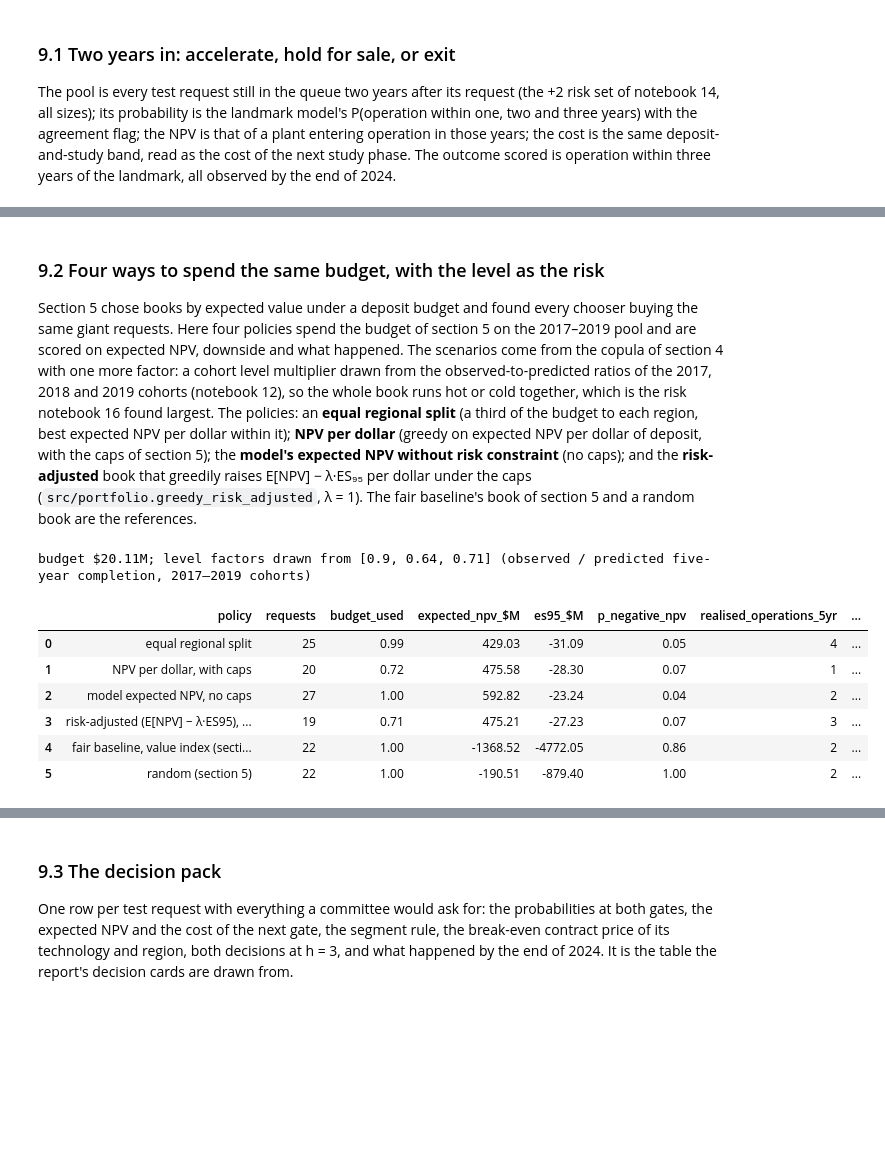
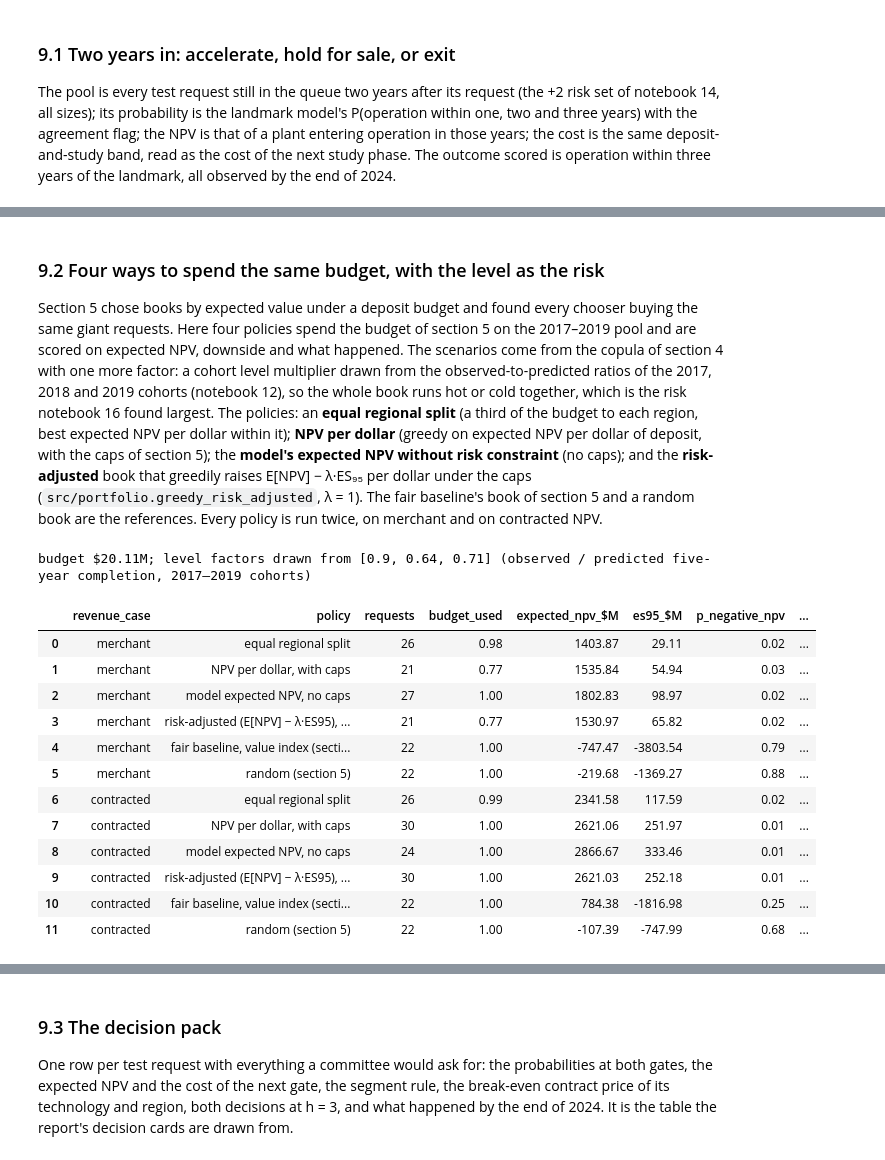
Before and after one commit to alanmossinger/Capstone, a Jupyter notebook: notebooks/16_portfolio.ipynb, the cells around one changed output, grey strips where cells are left out. Saved outputs shown, nothing was run; the diff lists cells and outputs as text; code cells hidden in the pictures; blank space fills up the shorter version.

```diff
--- a/notebooks/16_portfolio.ipynb
+++ b/notebooks/16_portfolio.ipynb
@@ -663,73 +673,80 @@ plt.show()
 # %% [markdown]
 ### 9.2 Four ways to spend the same budget, with the level as the risk
 
-Section 5 chose books by expected value under a deposit budget and found every chooser buying the same giant requests. Here four policies spend the budget of section 5 on the 2017–2019 pool and are scored on expected NPV, downside and what happened. The scenarios come from the copula of section 4 with one more factor: a cohort level multiplier drawn from the observed-to-predicted ratios of the 2017, 2018 and 2019 cohorts (notebook 12), so the whole book runs hot or cold together, which is the risk notebook 16 found largest. The policies: an **equal regional split** (a third of the budget to each region, best expected NPV per dollar within it); **NPV per dollar** (greedy on expected NPV per dollar of deposit, with the caps of section 5); the **model's expected NPV without risk constraint** (no caps); and the **risk-adjusted** book that greedily raises E[NPV] − λ·ES₉₅ per dollar under the caps (`src/portfolio.greedy_risk_adjusted`, λ = 1). The fair baseline's book of section 5 and a random book are the references.
+Section 5 chose books by expected value under a deposit budget and found every chooser buying the same giant requests. Here four policies spend the budget of section 5 on the 2017–2019 pool and are scored on expected NPV, downside and what happened. The scenarios come from the copula of section 4 with one more factor: a cohort level multiplier drawn from the observed-to-predicted ratios of the 2017, 2018 and 2019 cohorts (notebook 12), so the whole book runs hot or cold together, which is the risk notebook 16 found largest. The policies: an **equal regional split** (a third of the budget to each region, best expected NPV per dollar within it); **NPV per dollar** (greedy on expected NPV per dollar of deposit, with the caps of section 5); the **model's expected NPV without risk constraint** (no caps); and the **risk-adjusted** book that greedily raises E[NPV] − λ·ES₉₅ per dollar under the caps (`src/portfolio.greedy_risk_adjusted`, λ = 1). The fair baseline's book of section 5 and a random book are the references. Every policy is run twice, on merchant and on contracted NPV.
 # %%
 drift = pd.read_csv(paths.RESULTS / "drift_by_cohort.csv")
 ratios = drift[(drift["cohort"] == "all") & (drift["horizon"] == 5)]
 level_ratios = (ratios["observed"] / ratios["v2"]).to_numpy()
 rng_lvl = np.random.default_rng(SEED + 7)
 level_factors = rng_lvl.choice(level_ratios, N_DRAWS)
 groups_all = (test["region"] + "|" + test["q_year"].astype(str)).to_numpy()
 op_year = portfolio.simulate_operation_years(P_model, groups_all, rho, N_DRAWS, SEED + 8, level_factors)
-npv_by_year = np.array([[npv_if_built(i, test.at[i, "q_year"] + j) * mw_arr[i] / (1 + RATE) ** j for j in range(1, WINDOW + 1)] for i in range(len(test))])
-npv_lookup = np.hstack([np.zeros((len(test), 1)), npv_by_year])  # column 0 = not built within the window
-npv_draws = npv_lookup[np.arange(len(test))[None, :], op_year] - cost_case["base"][None, :]
-exp_npv = npv_draws.mean(axis=0)
 LAM = 1.0
+sunk_b = cost_case["base"]
+regions_arr = test["region"].to_numpy()
 
 
 def greedy_by_score(score, cost, budget, caps_):
     '''Greedy by a per-dollar score under a budget and caps (the simple policies).'''
     order = np.argsort(-score / cost)
     chosen, spent, used = np.zeros(len(score), bool), 0.0, [dict() for _ in caps_]
     for i in order:
         if score[i] <= 0 or spent + cost[i] > budget * 1.0001:
             continue
         if any(used[k].get(g[i], 0.0) + cost[i] > share * budget * 1.0001 for k, (g, share) in enumerate(caps_)):
             continue
         chosen[i] = True
         spent += cost[i]
         for k, (g, _) in enumerate(caps_):
             used[k][g[i]] = used[k].get(g[i], 0.0) + cost[i]
     return chosen
 
 
-sunk_b = cost_case["base"]
-regions_arr = test["region"].to_numpy()
-equal = np.zeros(len(test), bool)
-for r in TRACK_A:
-    in_r = regions_arr == r
-    pick = greedy_by_score(np.where(in_r, exp_npv, -np.inf), sunk_b, BUDGET / 3, [])
-    equal |= pick
-policies = {
-    "equal regional split": equal,
-    "NPV per dollar, with caps": greedy_by_score(exp_npv, sunk_b, BUDGET, caps),
-    "model expected NPV, no caps": greedy_by_score(exp_npv, sunk_b, BUDGET, []),
-    "risk-adjusted (E[NPV] − λ·ES95), with caps": portfolio.greedy_risk_adjusted(npv_draws, sunk_b, BUDGET, LAM, caps),
-    "fair baseline, value index (section 5)": books["fair baseline"],
-    "random (section 5)": books["random"],
-}
-pol_rows = []
-for name, chosen in policies.items():
-    tot = npv_draws[:, chosen].sum(axis=1) if chosen.any() else np.zeros(N_DRAWS)
-    pol_rows.append({"policy": name, "requests": int(chosen.sum()), "budget_used": float(sunk_b[chosen].sum() / BUDGET),
-                     "expected_npv_$M": float(tot.mean() / 1e6), "es95_$M": float(portfolio.expected_shortfall(tot) / 1e6),
-                     "p_negative_npv": float((tot < 0).mean()), "realised_operations_5yr": int((chosen & built5).sum()),
-                     "realised_mw_5yr": float(mw_arr[chosen & built5].sum()), "realised_npv_$M": float(realised_npv_entry[chosen].sum() / 1e6),
-                     "max_region_share": float(max(sunk_b[chosen & (regions_arr == r)].sum() for r in TRACK_A) / max(sunk_b[chosen].sum(), 1)),
-                     "top_tech": test.loc[chosen, "tech"].value_counts().index[0] if chosen.any() else ""})
+pol_rows, npv_draws_by_rc, policies_by_rc = [], {}, {}
+for rc in REVENUE_CASES:
+    npv_by_year = np.array([[npv_if_built(i, test.at[i, "q_year"] + j, "base", rc) * mw_arr[i] / (1 + rate_arr[i]) ** j for j in range(1, WINDOW + 1)] for i in range(len(test))])
+    npv_lookup = np.hstack([np.zeros((len(test), 1)), npv_by_year])  # column 0 = not built within the window
+    npv_draws = npv_lookup[np.arange(len(test))[None, :], op_year] - sunk_b[None, :]
+    npv_draws_by_rc[rc] = npv_draws
+    exp_npv = npv_draws.mean(axis=0)
+    equal = np.zeros(len(test), bool)
+    for r in TRACK_A:
+        equal |= greedy_by_score(np.where(regions_arr == r, exp_npv, -np.inf), sunk_b, BUDGET / 3, [])
+    policies = {
+        "equal regional split": equal,
+        "NPV per dollar, with caps": greedy_by_score(exp_npv, sunk_b, BUDGET, caps),
+        "model expected NPV, no caps": greedy_by_score(exp_npv, sunk_b, BUDGET, []),
+        "risk-adjusted (E[NPV] − λ·ES95), with caps": portfolio.greedy_risk_adjusted(npv_draws, sunk_b, BUDGET, LAM, caps),
+        "fair baseline, value index (section 5)": books["fair baseline"],
+        "random (section 5)": books["random"],
+    }
+    policies_by_rc[rc] = policies
+    for name, chosen in policies.items():
+        tot = npv_draws[:, chosen].sum(axis=1) if chosen.any() else np.zeros(N_DRAWS)
+        pol_rows.append({"revenue_case": rc, "policy": name, "requests": int(chosen.sum()), "budget_used": float(sunk_b[chosen].sum() / BUDGET),
+                         "expected_npv_$M": float(tot.mean() / 1e6), "es95_$M": float(portfolio.expected_shortfall(tot) / 1e6),
+                         "p_negative_npv": float((tot < 0).mean()), "realised_operations_5yr": int((chosen & built5).sum()),
+                         "realised_mw_5yr": float(mw_arr[chosen & built5].sum()), "realised_npv_$M": float(realised_npv_entry[rc][chosen].sum() / 1e6),
+                         "max_region_share": float(max(sunk_b[chosen & (regions_arr == r)].sum() for r in TRACK_A) / max(sunk_b[chosen].sum(), 1)),
+                         "top_tech": test.loc[chosen, "tech"].value_counts().index[0] if chosen.any() else ""})
 policy_table = pd.DataFrame(pol_rows)
 policy_table.to_csv(paths.RESULTS / "policy_comparison.csv", index=False)
 print(f"budget ${BUDGET / 1e6:.2f}M; level factors drawn from {np.round(level_ratios, 2).tolist()} (observed / predicted five-year completion, 2017–2019 cohorts)")
 policy_table.round(2)
 # %% [output]
 budget $20.11M; level factors drawn from [0.9, 0.64, 0.71] (observed / predicted five-year completion, 2017–2019 cohorts)
-|  | policy | requests | budget_used | expected_npv_$M | es95_$M | p_negative_npv | realised_operations_5yr | ... |
-| 0 | equal regional split | 25 | 0.99 | 429.03 | -31.09 | 0.05 | 4 | ... |
-| 1 | NPV per dollar, with caps | 20 | 0.72 | 475.58 | -28.30 | 0.07 | 1 | ... |
-| 2 | model expected NPV, no caps | 27 | 1.00 | 592.82 | -23.24 | 0.04 | 2 | ... |
-| 3 | risk-adjusted (E[NPV] − λ·ES95), ... | 19 | 0.71 | 475.21 | -27.23 | 0.07 | 3 | ... |
-| 4 | fair baseline, value index (secti... | 22 | 1.00 | -1368.52 | -4772.05 | 0.86 | 2 | ... |
-| 5 | random (section 5) | 22 | 1.00 | -190.51 | -879.40 | 1.00 | 2 | ... |
+|  | revenue_case | policy | requests | budget_used | expected_npv_$M | es95_$M | p_negative_npv | ... |
+| 0 | merchant | equal regional split | 26 | 0.98 | 1403.87 | 29.11 | 0.02 | ... |
+| 1 | merchant | NPV per dollar, with caps | 21 | 0.77 | 1535.84 | 54.94 | 0.03 | ... |
+| 2 | merchant | model expected NPV, no caps | 27 | 1.00 | 1802.83 | 98.97 | 0.02 | ... |
+| 3 | merchant | risk-adjusted (E[NPV] − λ·ES95), ... | 21 | 0.77 | 1530.97 | 65.82 | 0.02 | ... |
+| 4 | merchant | fair baseline, value index (secti... | 22 | 1.00 | -747.47 | -3803.54 | 0.79 | ... |
+| 5 | merchant | random (section 5) | 22 | 1.00 | -219.68 | -1369.27 | 0.88 | ... |
+| 6 | contracted | equal regional split | 26 | 0.99 | 2341.58 | 117.59 | 0.02 | ... |
+| 7 | contracted | NPV per dollar, with caps | 30 | 1.00 | 2621.06 | 251.97 | 0.01 | ... |
+| 8 | contracted | model expected NPV, no caps | 24 | 1.00 | 2866.67 | 333.46 | 0.01 | ... |
+| 9 | contracted | risk-adjusted (E[NPV] − λ·ES95), ... | 30 | 1.00 | 2621.03 | 252.18 | 0.01 | ... |
+| 10 | contracted | fair baseline, value index (secti... | 22 | 1.00 | 784.38 | -1816.98 | 0.25 | ... |
+| 11 | contracted | random (section 5) | 22 | 1.00 | -107.39 | -747.99 | 0.68 | ... |
 # %% [markdown]
```
Also changed, not shown: parts of 12 cells of this notebook, 33 other files.
